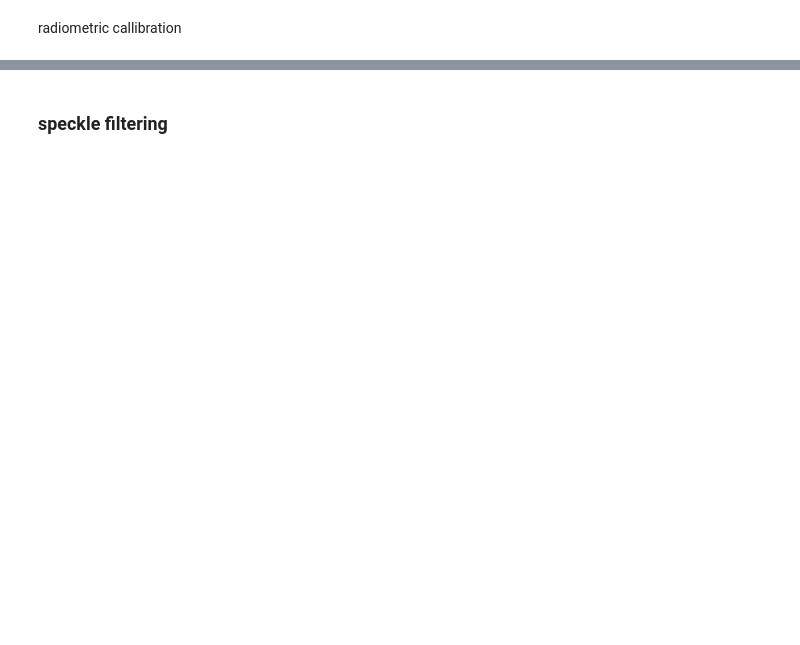
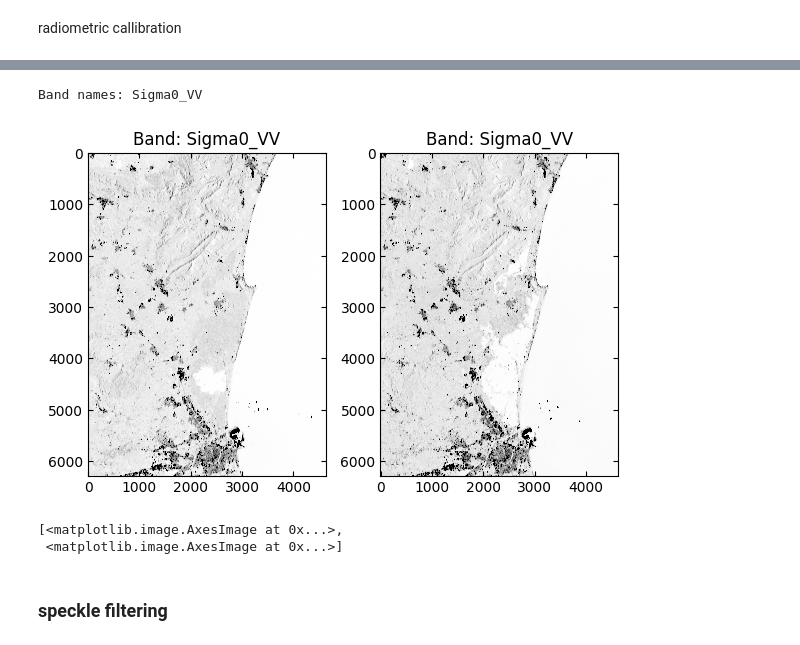
Before and after one commit to rabinatwayana/pysarflow, a Jupyter notebook: docs/examples/grd_pipeline.ipynb, the cells around one changed output, grey strips where cells are left out. Saved outputs shown, nothing was run; the diff lists cells and outputs as text; code cells hidden in the pictures; blank space fills up the shorter version.

```diff
--- a/docs/examples/grd_pipeline.ipynb
+++ b/docs/examples/grd_pipeline.ipynb
@@ -110,4 +89,18 @@ post_event_product_calibrated = radiometric_calibration(post_event_product_bnr,
         Radiometric calibration completed.
+# %%
+# check band names
+band_names = pre_event_product_calibrated.getBandNames()
+print("Band names: {}".format(", ".join(band_names)))
+# %% [output]
+Band names: Sigma0_VV
+# %%
+plotBand(pre_event_product_calibrated, "Sigma0_VV",
+         post_event_product_calibrated, "Sigma0_VV",
+         vmin=0, vmax=1, figsize=(6,4))
+# %% [output]
+[figure, added]
+[<matplotlib.image.AxesImage at 0x...>,
+ <matplotlib.image.AxesImage at 0x...>]
 # %% [markdown]
 ### speckle filtering
 # %%
```
Also changed, not shown: parts of 12 cells of this notebook, 2 other files.
